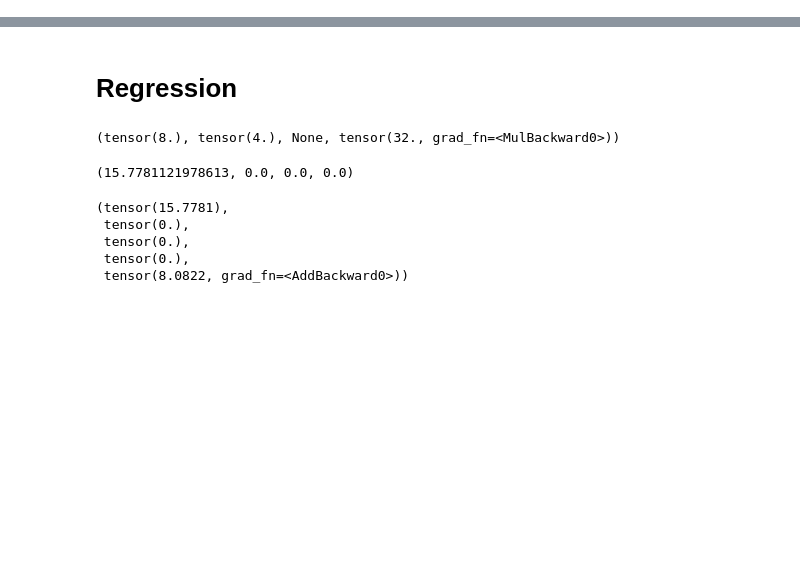
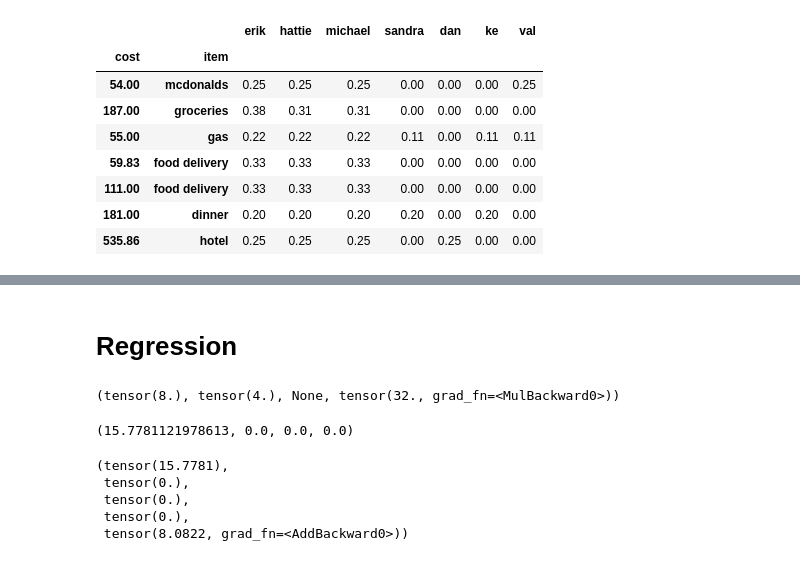
Before and after one commit to egafni/AutoGrad, a Jupyter notebook: notebooks/dev-Copy1.ipynb, the cells around one changed output, grey strips where cells are left out. Drawn from its saved outputs; the diff is of its cells as text; code cells hidden in the pictures; blank space fills up the shorter version.

```diff
--- a/notebooks/dev-Copy1.ipynb
+++ b/notebooks/dev-Copy1.ipynb
@@ -0,0 +12,20 @@
+# %%
+import pandas as pd
+import io
+x = io.StringIO("""cost	item	erik	hattie	michael	sandra	dan	ke	val
+54	mcdonalds	1	1	1	0	0	0	1
+187	groceries	1.25	1	1	0	0	0	0
+55	gas	1	1	1	0.5	0	.5	.5
+59.83	food delivery	1	1	1	0	0	0	0
+111	food delivery	1	1	1	0	0	0	0
+181	dinner	1	1	1	1	0	1	0
+535.86	hotel	1	1	1	0	1	0	0"""
+)
+df = pd.read_table(x)
+df2 = df.set_index(['cost','item'])
+df2 = df2.astype(float)
+df2 /= df2.sum(1).values[:, None]
+# df2 = df.copy()
+# df2['owes'] = df[]
+df['cost']
+(df2 * df['cost'].values[:,None]).sum(0).round(2)
@@ -0,0 +41,12 @@
+# %%
+df2.round(2)
+# %% [output]
+|  |  | erik | hattie | michael | sandra | dan | ke | val |
+| cost | item |  |  |  |  |  |  |  |
+| 54.00 | mcdonalds | 0.25 | 0.25 | 0.25 | 0.00 | 0.00 | 0.00 | 0.25 |
+| 187.00 | groceries | 0.38 | 0.31 | 0.31 | 0.00 | 0.00 | 0.00 | 0.00 |
+| 55.00 | gas | 0.22 | 0.22 | 0.22 | 0.11 | 0.00 | 0.11 | 0.11 |
+| 59.83 | food delivery | 0.33 | 0.33 | 0.33 | 0.00 | 0.00 | 0.00 | 0.00 |
+| 111.00 | food delivery | 0.33 | 0.33 | 0.33 | 0.00 | 0.00 | 0.00 | 0.00 |
+| 181.00 | dinner | 0.20 | 0.20 | 0.20 | 0.20 | 0.00 | 0.20 | 0.00 |
+| 535.86 | hotel | 0.25 | 0.25 | 0.25 | 0.00 | 0.25 | 0.00 | 0.00 |
```
Also changed, not shown: parts of 4 cells of this notebook, 3 other files.
